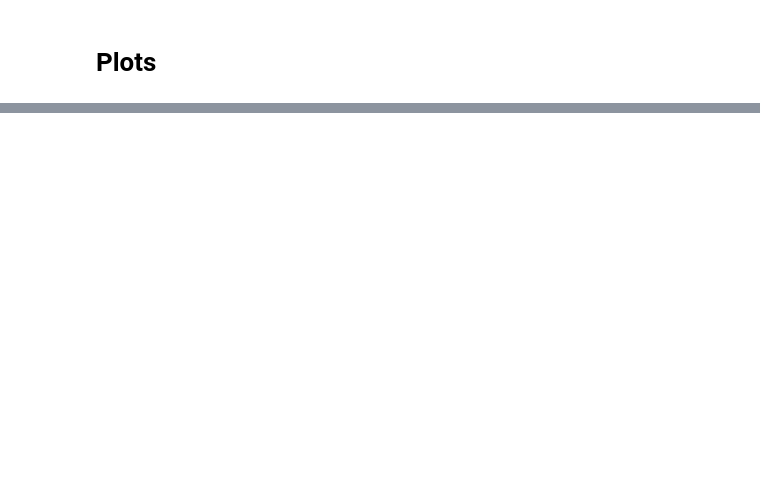
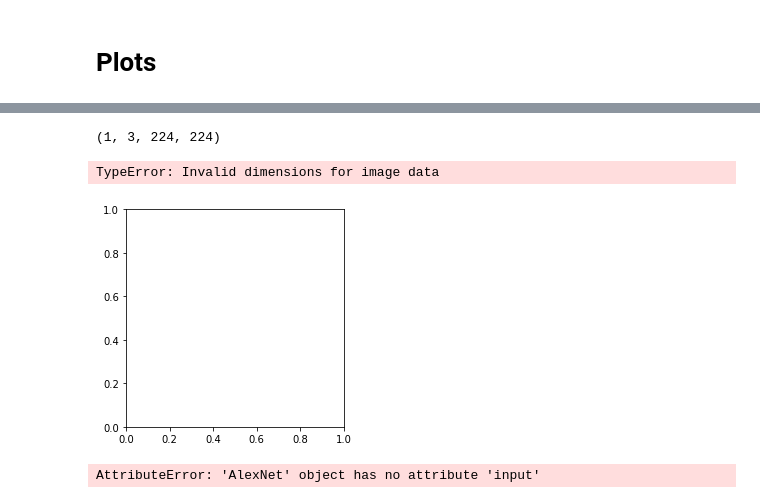
Before and after one commit to Jvenich/DeepVisionProject, a Jupyter notebook: artset_alexnet.ipynb, the cells around one changed output, grey strips where cells are left out. Saved outputs shown, nothing was run; the diff lists cells and outputs as text; code cells hidden in the pictures; blank space fills up the shorter version.

```diff
--- a/artset_alexnet.ipynb
+++ b/artset_alexnet.ipynb
@@ -84,0 +108,37 @@ cl_exp.plot_loss()
+# %%
+img_path = 'img_ass.jpg'
+
+# We preprocess the image into a 4D tensor
+from keras.preprocessing import image
+import numpy as np
+
+img = image.load_img(img_path, target_size=(224, 224))
+img_tensor = image.img_to_array(img)
+img_tensor = np.expand_dims(img_tensor, axis=0)
+np.transpose(img_tensor, (0, 2, 3, 1)).shape
+# Remember that the model was trained on inputs
+# that were preprocessed in the following way:
+img_tensor /= 255.
+
+# Its shape is (1, 150, 150, 3)
+print(img_tensor.shape)
+# %% [output]
+(1, 3, 224, 224)
+# %%
+import matplotlib.pyplot as plt
+%matplotlib inline
+
+plt.imshow(img_tensor[0])
+plt.show()
+# %% [output]
+TypeError: Invalid dimensions for image data
+[figure, added]
+# %%
+from keras import models
+
+# Extracts the outputs of the top 8 layers:
+layer_outputs = [model.features[:i] for i in [1, 4, 7, 9, 11]]
+# Creates a model that will return these outputs, given the model input:
+activation_model = models.Model(inputs=model.input, outputs=layer_outputs)
+# %% [output]
+AttributeError: 'AlexNet' object has no attribute 'input'
```
Also changed, not shown: parts of 7 cells of this notebook, 7 other files.
